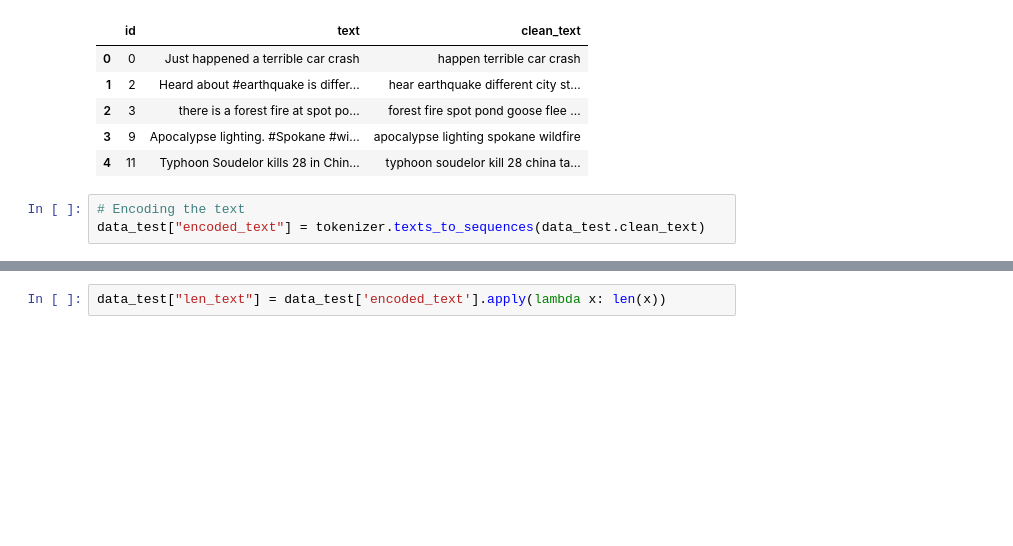
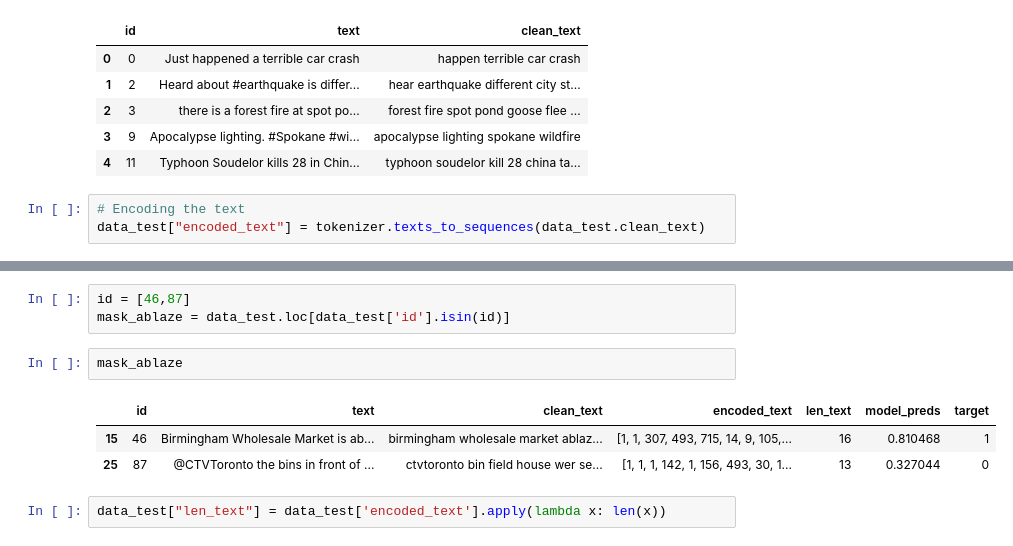
Before and after one commit to linda-kinn/Block_4_Disaster_Tweets, a Jupyter notebook: Disaster_Tweets.ipynb, the cells around one changed output, grey strips where cells are left out. Saved outputs shown, nothing was run; the diff lists cells and outputs as text; blank space fills up the shorter version.

```diff
--- a/Disaster_Tweets.ipynb
+++ b/Disaster_Tweets.ipynb
@@ -391,3 +399,12 @@ data_test.head()
+# %%
+id = [46,87]
+mask_ablaze = data_test.loc[data_test['id'].isin(id)]
+# %%
+mask_ablaze
+# %% [output]
+|  | id | text | clean_text | encoded_text | len_text | model_preds | target |
+| 15 | 46 | Birmingham Wholesale Market is ab... | birmingham wholesale market ablaz... | [1, 1, 307, 493, 715, 14, 9, 105,... | 16 | 0.810468 | 1 |
+| 25 | 87 | @CTVToronto the bins in front of ... | ctvtoronto bin field house wer se... | [1, 1, 1, 142, 1, 156, 493, 30, 1... | 13 | 0.327044 | 0 |
 # %%
 data_test["len_text"] = data_test['encoded_text'].apply(lambda x: len(x))
 # %%
```
Also changed, not shown: parts of 18 cells of this notebook, 3 other files.
